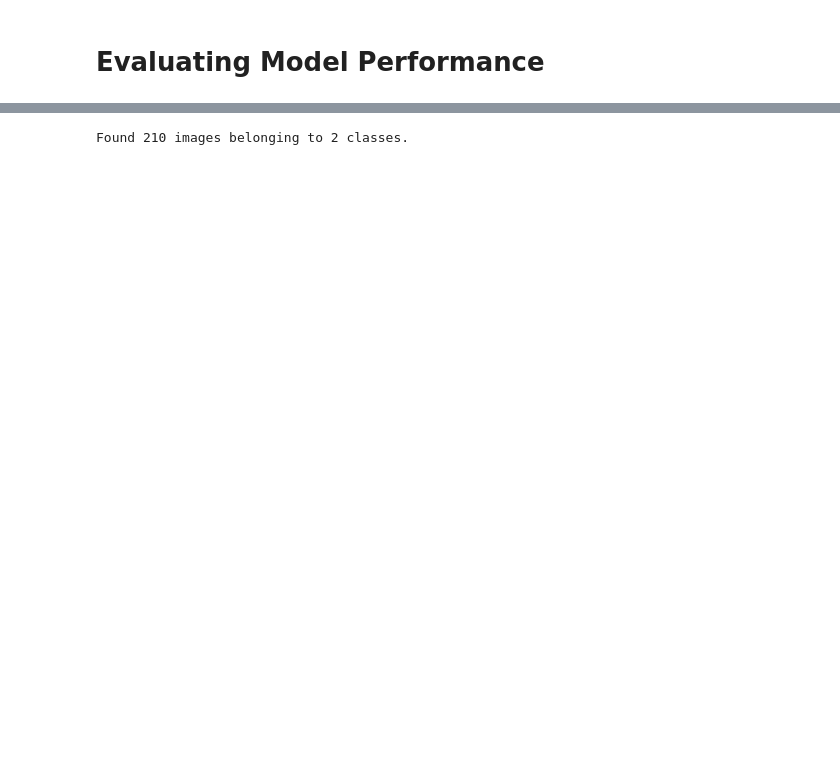
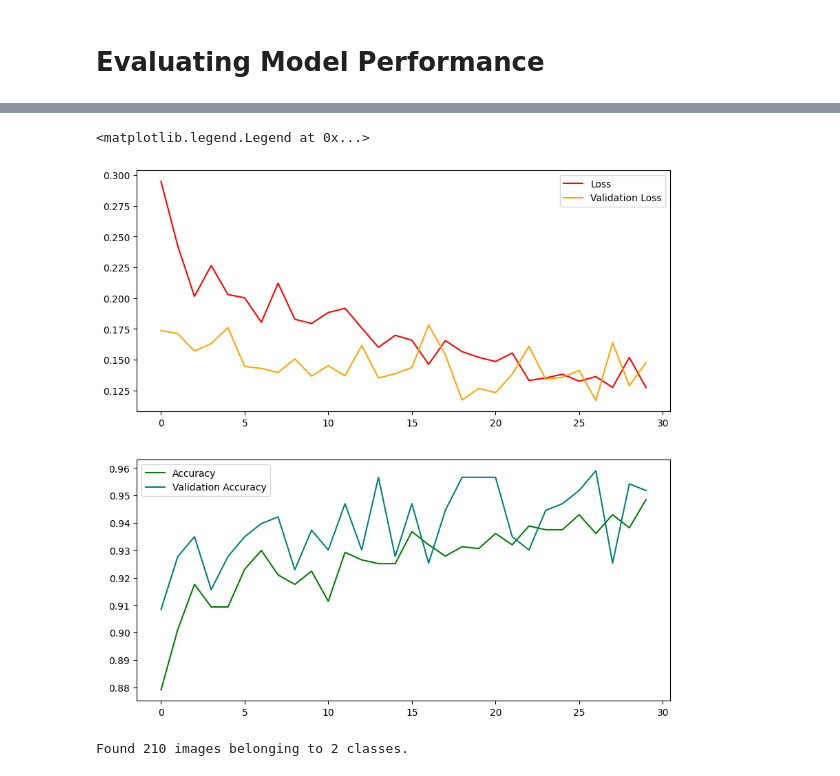
Before and after one commit to JoshuaR26/ODIR-OcularDiseaseIntelligentRecognition, a Jupyter notebook: FORTHELOVEOFGOD.ipynb, the cells around one changed output, grey strips where cells are left out. Cells and saved outputs as stored; diff of their text form; code cells hidden in the pictures; blank space fills up the shorter version.

```diff
--- a/FORTHELOVEOFGOD.ipynb
+++ b/FORTHELOVEOFGOD.ipynb
@@ -160,0 +212,11 @@ axs[1].legend(loc='upper left')
+# %%
+train_datagen = ImageDataGenerator(rescale=1./255,
+                             brightness_range=(0.1, 1.5),
+                             horizontal_flip=True,
+                             vertical_flip=True,
+                             fill_mode='nearest')
+
+train_generator = train_datagen.flow_from_directory(train_dir,
+                                                   batch_size=16,
+                                                   target_size=(256,256),
+                                                   class_mode='binary')
@@ -160,0 +225,7 @@ axs[1].legend(loc='upper left')
+# %%
+val_datagen = ImageDataGenerator(rescale=1./255)
+
+val_generator = val_datagen.flow_from_directory(val_dir,
+                                                batch_size=16,
+                                                target_size=(256, 256),
+                                                class_mode='binary')
@@ -160,0 +234,6 @@ axs[1].legend(loc='upper left')
+# %%
+model_fit = model.fit(train_generator,
+                      epochs=30,
+                      shuffle=True,
+                      validation_data=val_generator,
+                      callbacks=[tfb_callback])
@@ -161,3 +258,24 @@ axs[1].legend(loc='upper left')
+# %%
+fig, axs = plt.subplots(2, 1, figsize=(10,10))
+
+axs[0].plot(model_fit.history['loss'],
+            color='red',
+            label='Loss')
+axs[0].plot(model_fit.history['val_loss'],
+            color='orange',
+            label='Validation Loss')
+axs[0].legend(loc='upper right')
+
+axs[1].plot(model_fit.history['accuracy'],
+             color='green',
+             label='Accuracy')
+axs[1].plot(model_fit.history['val_accuracy'],
+             color='teal',
+             label='Validation Accuracy')
+axs[1].legend(loc='upper left')
+# %% [output]
+<matplotlib.legend.Legend at 0x...>
+[figure, added]
 # %%
 test_datagen = ImageDataGenerator(rescale=1./255)
 
```
Also changed, not shown: parts of 25 cells of this notebook.
